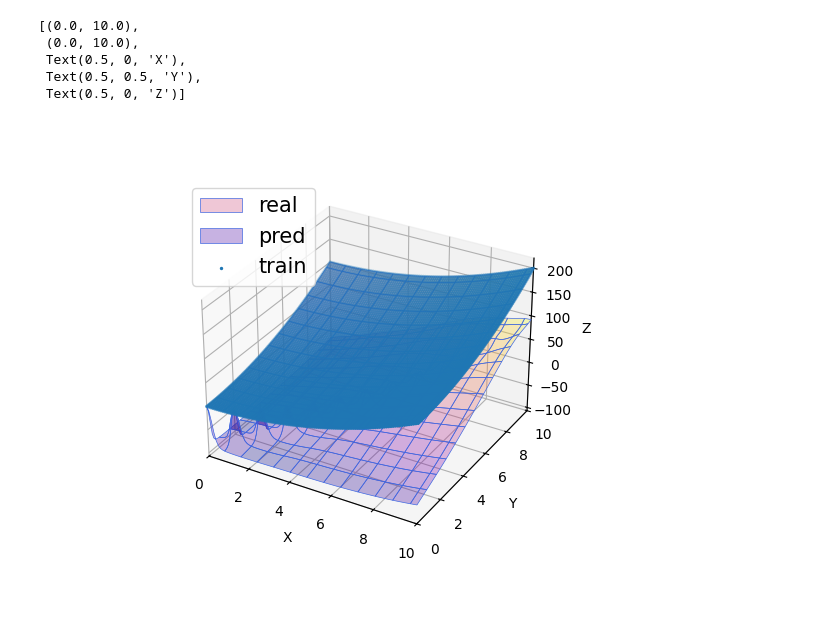
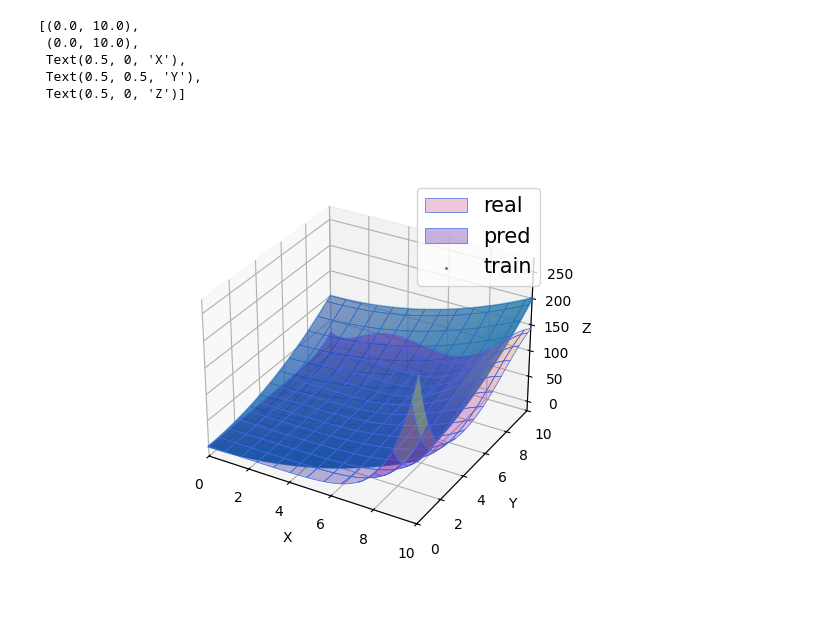
Before and after one commit to C0c0n4t/PINN_Poisson, a Jupyter notebook: src/ourtask.ipynb, the cells around one changed output. Saved outputs shown, nothing was run; the diff lists cells and outputs as text; code cells hidden in the pictures.

```diff
--- a/src/ourtask.ipynb
+++ b/src/ourtask.ipynb
@@ -3,12 +3,17 @@ import numpy as np
 import matplotlib.pyplot as plt
 import tensorflow as tf
 import random
+# %%
+
+def custom_activation(x):
+    return tf.cos(x)
 # %%
 NN = tf.keras.models.Sequential(
     [
         tf.keras.layers.Input((2,)),
-        tf.keras.layers.Dense(units=32, activation="tanh"),
-        tf.keras.layers.Dense(units=32, activation="tanh"),
+        tf.keras.layers.Dense(units=32, activation=custom_activation),
+        tf.keras.layers.Dense(units=32, activation=custom_activation),
+        tf.keras.layers.Dense(units=32, activation=custom_activation),
         tf.keras.layers.Dense(units=1),
     ]
 )
@@ -103,4 +110,5 @@ print(z)
 # %%
+%matplotlib widget
 test_x = np.linspace(0, 10, 100)
 test_y = np.linspace(0, 10, 100)
 test_x, test_y = np.meshgrid(test_x, test_y)
@@ -147,7 +155,7 @@ ax.plot_surface(
     cmap="plasma",
     label="pred",
 )
-ax.scatter(x, y, train_u, s=2, label="train")
+ax.scatter(x, y, train_u, s=1, label="train")
 ax.legend(fontsize=15)
 ax.set(xlim=(0, 10), ylim=(0, 10), xlabel="X", ylabel="Y", zlabel="Z")
 # %% [output]
@@ -155,13 +163,13 @@ ax.set(xlim=(0, 10), ylim=(0, 10), xlabel="X", ylabel="Y", zlabel="Z")
 [[ 0.         0.1010101  0.2020202 ...  9.7979798  9.8989899 10.       ]
  [ 0.         0.1010101  0.2020202 ...  9.7979798  9.8989899 10.       ]
  [ 0.         0.1010101  0.2020202 ...  9.7979798  9.8989899 10.       ]
  ...
  [ 0.         0.1010101  0.2020202 ...  9.7979798  9.8989899 10.       ]
  [ 0.         0.1010101  0.2020202 ...  9.7979798  9.8989899 10.       ]
  [ 0.         0.1010101  0.2020202 ...  9.7979798  9.8989899 10.       ]]
 [(0.0, 10.0),
  (0.0, 10.0),
  Text(0.5, 0, 'X'),
  Text(0.5, 0.5, 'Y'),
  Text(0.5, 0, 'Z')]
-[figure, old version]
+[figure, new version]
```
Also changed, not shown: parts of 4 cells of this notebook, 5 other files.
